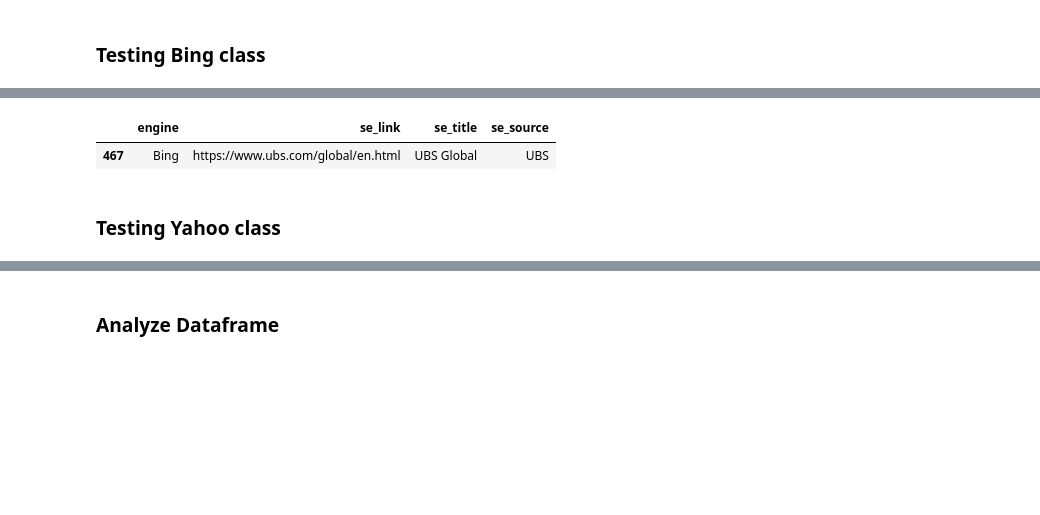
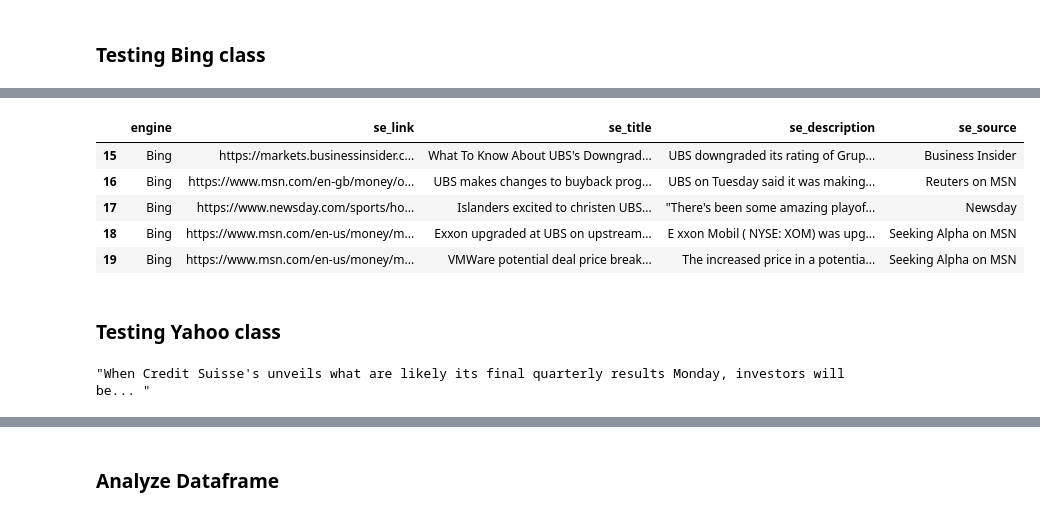
Before and after one commit to CAPSTONE-MIBA-G03/MIBA-2023-CAPSTONE-RB-NLP, a Jupyter notebook: ETL_Testing.ipynb, the cells around one changed output, grey strips where cells are left out. Saved outputs shown, nothing was run; the diff lists cells and outputs as text; code cells hidden in the pictures; blank space fills up the shorter version.

```diff
--- a/ETL_Testing.ipynb
+++ b/ETL_Testing.ipynb
@@ -42,4 +51,4 @@ df.tail(1)
 bing = Bing(company="UBS")
 bing_links = bing.get_links(20)
 # %%
-df = pd.concat([df, pd.DataFrame(bing_links)], ignore_index=True)
+df = pd.DataFrame(bing_links)
@@ -51,8 +68,12 @@ df.head(1)
 # %%
-df.tail(1)
+df.tail()
 # %% [output]
-|  | engine | se_link | se_title | se_source |
-| 467 | Bing | https://www.ubs.com/global/en.html | UBS Global | UBS |
+|  | engine | se_link | se_title | se_description | se_source |
+| 15 | Bing | https://markets.businessinsider.c... | What To Know About UBS's Downgrad... | UBS downgraded its rating of Grup... | Business Insider |
+| 16 | Bing | https://www.msn.com/en-gb/money/o... | UBS makes changes to buyback prog... | UBS on Tuesday said it was making... | Reuters on MSN |
+| 17 | Bing | https://www.newsday.com/sports/ho... | Islanders excited to christen UBS... | "There's been some amazing playof... | Newsday |
+| 18 | Bing | https://www.msn.com/en-us/money/m... | Exxon upgraded at UBS on upstream... | E xxon Mobil ( NYSE: XOM) was upg... | Seeking Alpha on MSN |
+| 19 | Bing | https://www.msn.com/en-us/money/m... | VMWare potential deal price break... | The increased price in a potentia... | Seeking Alpha on MSN |
 # %% [markdown]
 ### Testing Yahoo class
 # %%
@@ -63 +84,5 @@ df = pd.concat([df, pd.DataFrame(yahoo_links)], ignore_index=True)
+# %%
+df["se_description"].iloc[0]
+# %% [output]
+"When Credit Suisse's unveils what are likely its final quarterly results Monday, investors will be... "
 # %%
```
Also changed, not shown: parts of 13 cells of this notebook, 1 other file.
